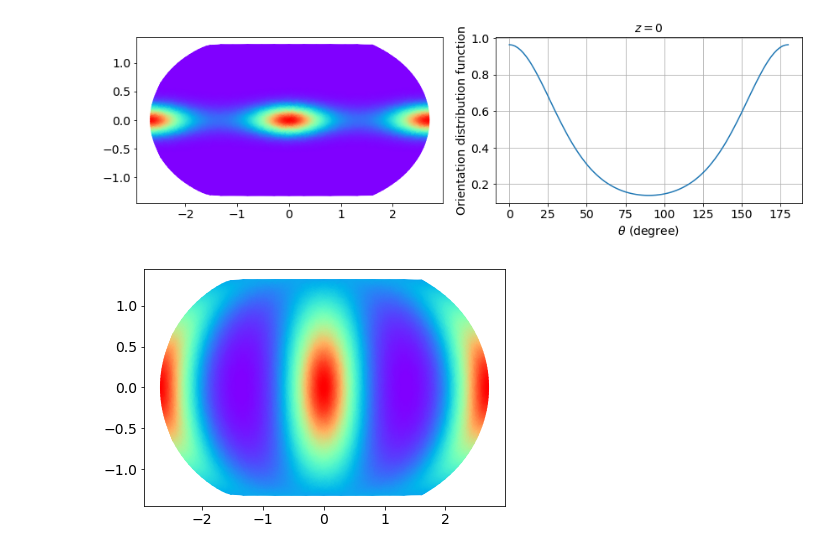
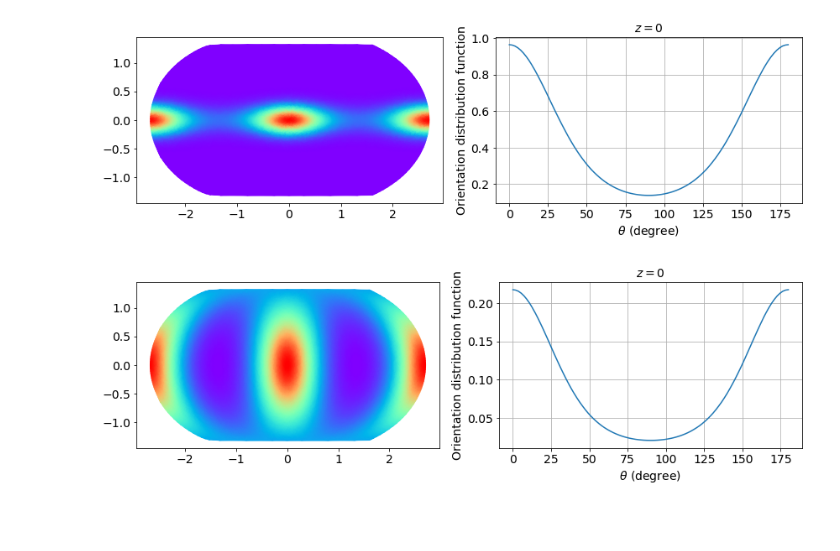
Before and after one commit to tianyikillua/fiberpy, a Jupyter notebook: examples/orientation.ipynb, the cells around one changed output. Saved outputs shown, nothing was run; the diff lists cells and outputs as text; code cells hidden in the pictures; blank space fills up the shorter version.

Commit message:
Update figure

```diff
--- a/examples/orientation.ipynb
+++ b/examples/orientation.ipynb
@@ -269,10 +270,24 @@ plt.tight_layout()
 # %%
 ODF, mesh = distribution_function([0.5, 0.2, 0.3], n_refinement=5, return_mesh=True)
 x, y = mesh.equal_earth_projection()
 tri = Triangulation(x, y)
+
+plt.figure(figsize=(12, 4))
+plt.subplot(1, 2, 1)
 plt.tripcolor(tri, mesh.point_data["ODF (points)"], cmap="rainbow", shading="gouraud")
 plt.tight_layout()
 
+plt.subplot(1, 2, 2)
+theta = np.linspace(0, np.pi, 100)
+x = np.vstack([np.cos(theta), np.sin(theta), np.zeros_like(theta)]).T
+p = ODF(x)
+plt.plot(np.rad2deg(theta), p)
+plt.xlabel(r"$\theta$ (degree)")
+plt.ylabel("Orientation distribution function")
+plt.title("$z=0$")
+plt.grid()
+plt.tight_layout()
+
 # meshio.write("test2.vtu", mesh)
 # %% [output]
-[figure, old version]
+[figure, new version]
```
Also changed, not shown: parts of 1 cell of this notebook.
